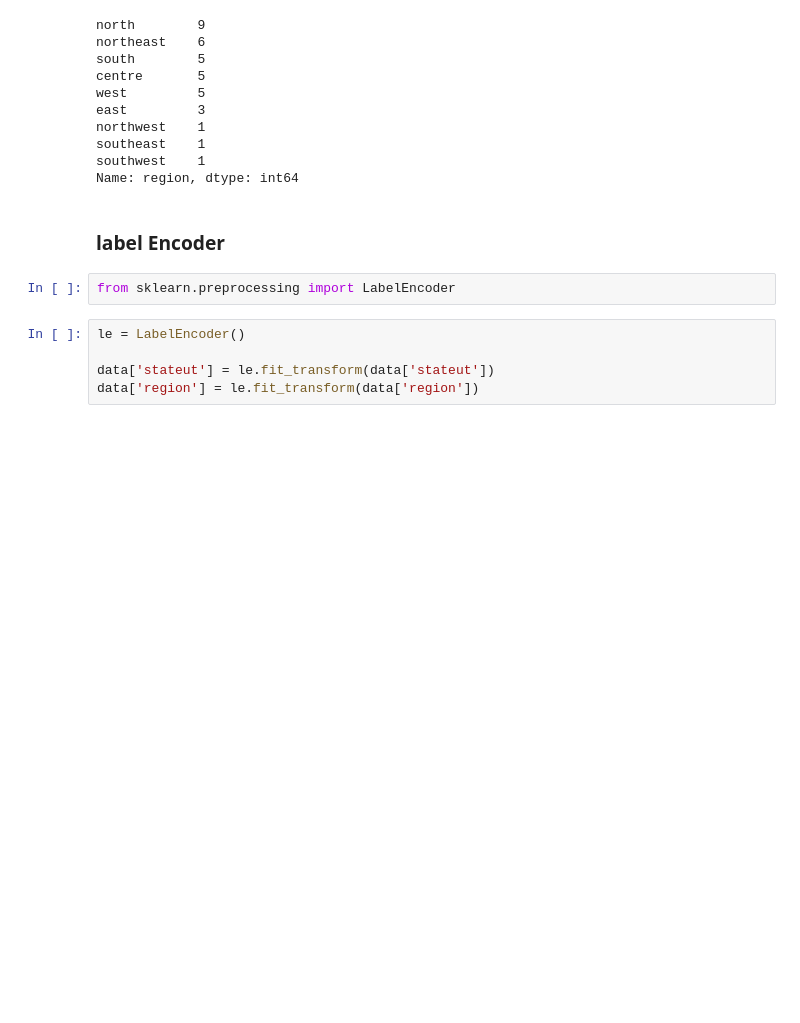
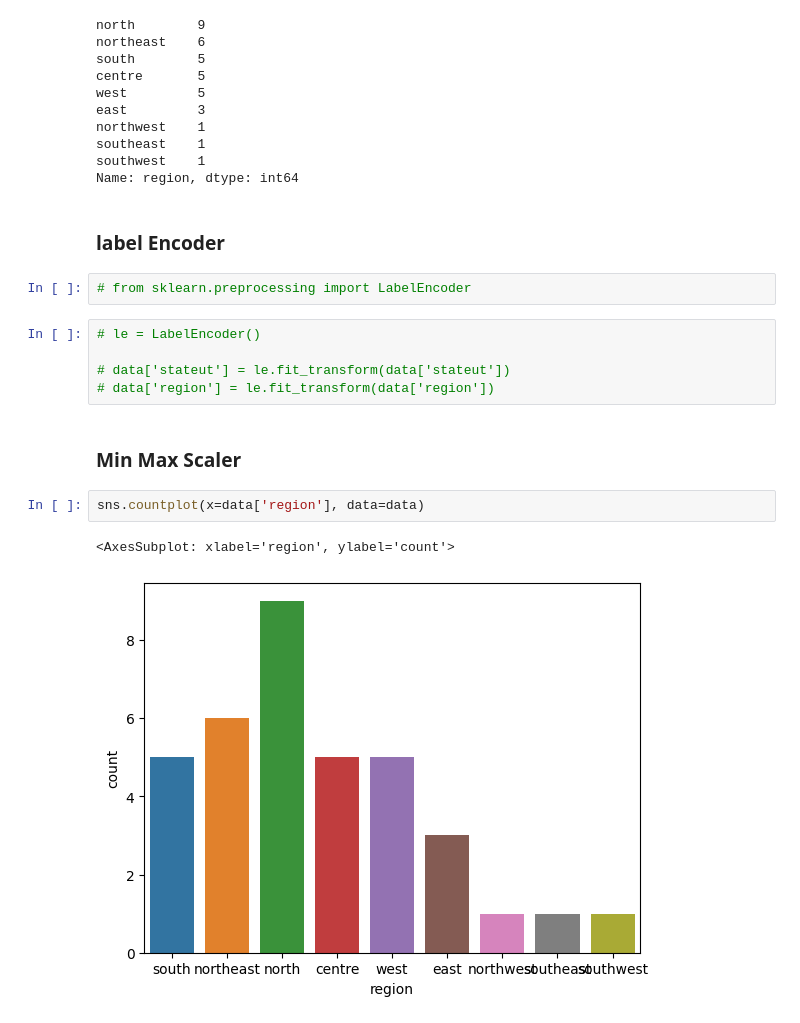
Before and after one commit to nadeap/Machine-Learning, a Jupyter notebook: Latihan Coding/Road Accidents due to Driver Violations (India)/Road Accident.ipynb, the cells around one changed output. Cells and saved outputs as stored; diff of their text form; blank space fills up the shorter version.

```diff
--- a/Latihan Coding/Road Accidents due to Driver Violations (India)/Road Accident.ipynb
+++ b/Latihan Coding/Road Accidents due to Driver Violations (India)/Road Accident.ipynb
@@ -137,9 +137,16 @@ Name: region, dtype: int64
 # %% [markdown]
 ### label Encoder
 # %%
-from sklearn.preprocessing import LabelEncoder
+# from sklearn.preprocessing import LabelEncoder
 # %%
-le = LabelEncoder()
+# le = LabelEncoder()
 
-data['stateut'] = le.fit_transform(data['stateut'])
-data['region'] = le.fit_transform(data['region'])
+# data['stateut'] = le.fit_transform(data['stateut'])
+# data['region'] = le.fit_transform(data['region'])
+# %% [markdown]
+### Min Max Scaler
+# %%
+sns.countplot(x=data['region'], data=data)
+# %% [output]
+<AxesSubplot: xlabel='region', ylabel='count'>
+[figure, added]
```
Also changed, not shown: parts of 2 cells of this notebook.
